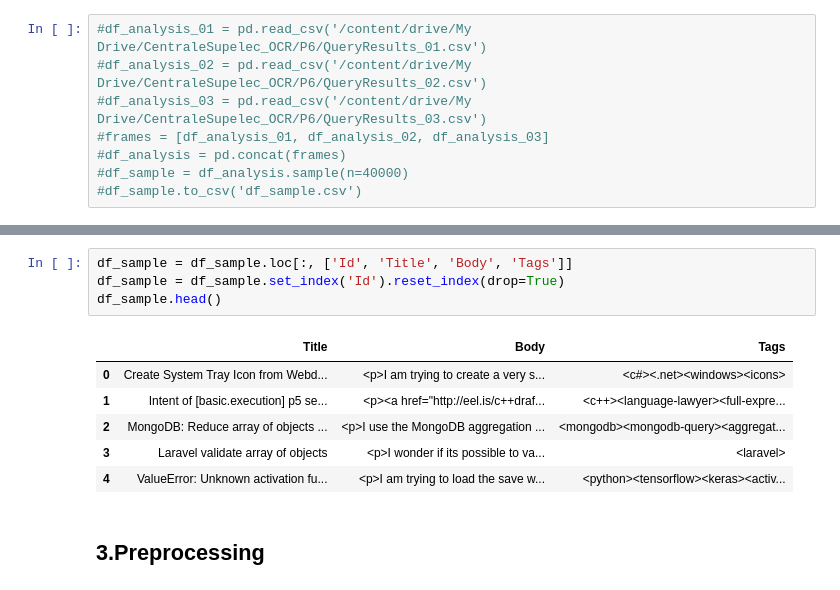
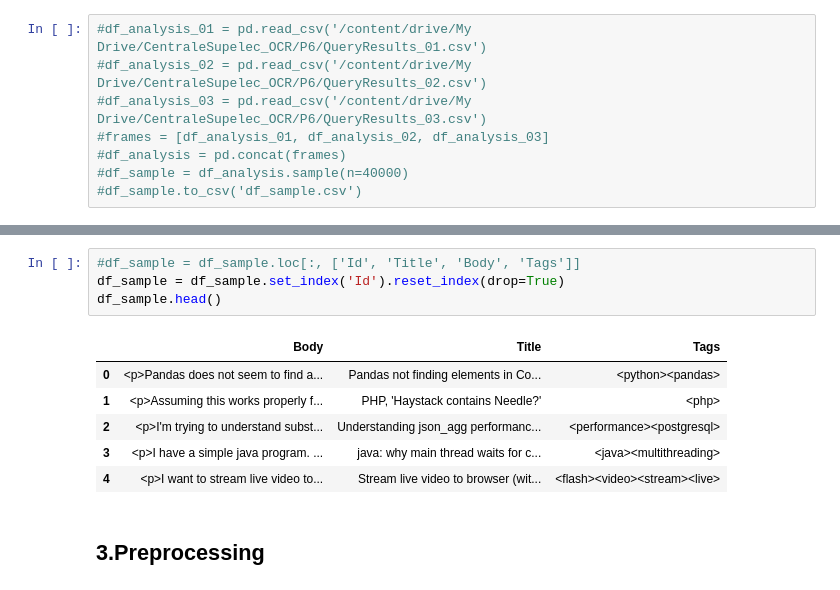
Before and after one commit to Adil1979/-CentraleSupelec_OCR_Projects, a Jupyter notebook: 01_P6_Preprocessing.ipynb, the cells around one changed output, grey strips where cells are left out. Drawn from its saved outputs; the diff is of its cells as text.

Commit message:
Sample_Random

```diff
--- a/01_P6_Preprocessing.ipynb
+++ b/01_P6_Preprocessing.ipynb
@@ -147,14 +136,14 @@ memory usage: 1.5+ MB
 # %%
-df_sample = df_sample.loc[:, ['Id', 'Title', 'Body', 'Tags']]
+#df_sample = df_sample.loc[:, ['Id', 'Title', 'Body', 'Tags']]
 df_sample = df_sample.set_index('Id').reset_index(drop=True)
 df_sample.head()
 # %% [output]
-|  | Title | Body | Tags |
-| 0 | Create System Tray Icon from Webd... | <p>I am trying to create a very s... | <c#><.net><windows><icons> |
-| 1 | Intent of [basic.execution] p5 se... | <p><a href="http://eel.is/c++draf... | <c++><language-lawyer><full-expre... |
-| 2 | MongoDB: Reduce array of objects ... | <p>I use the MongoDB aggregation ... | <mongodb><mongodb-query><aggregat... |
-| 3 | Laravel validate array of objects | <p>I wonder if its possible to va... | <laravel> |
-| 4 | ValueError: Unknown activation fu... | <p>I am trying to load the save w... | <python><tensorflow><keras><activ... |
+|  | Body | Title | Tags |
+| 0 | <p>Pandas does not seem to find a... | Pandas not finding elements in Co... | <python><pandas> |
+| 1 | <p>Assuming this works properly f... | PHP, 'Haystack contains Needle?' | <php> |
+| 2 | <p>I'm trying to understand subst... | Understanding json_agg performanc... | <performance><postgresql> |
+| 3 | <p>I have a simple java program. ... | java: why main thread waits for c... | <java><multithreading> |
+| 4 | <p>I want to stream live video to... | Stream live video to browser (wit... | <flash><video><stream><live> |
 # %% [markdown]
 ## **3.Preprocessing**
 # %%
```
Also changed, not shown: parts of 37 cells of this notebook.
